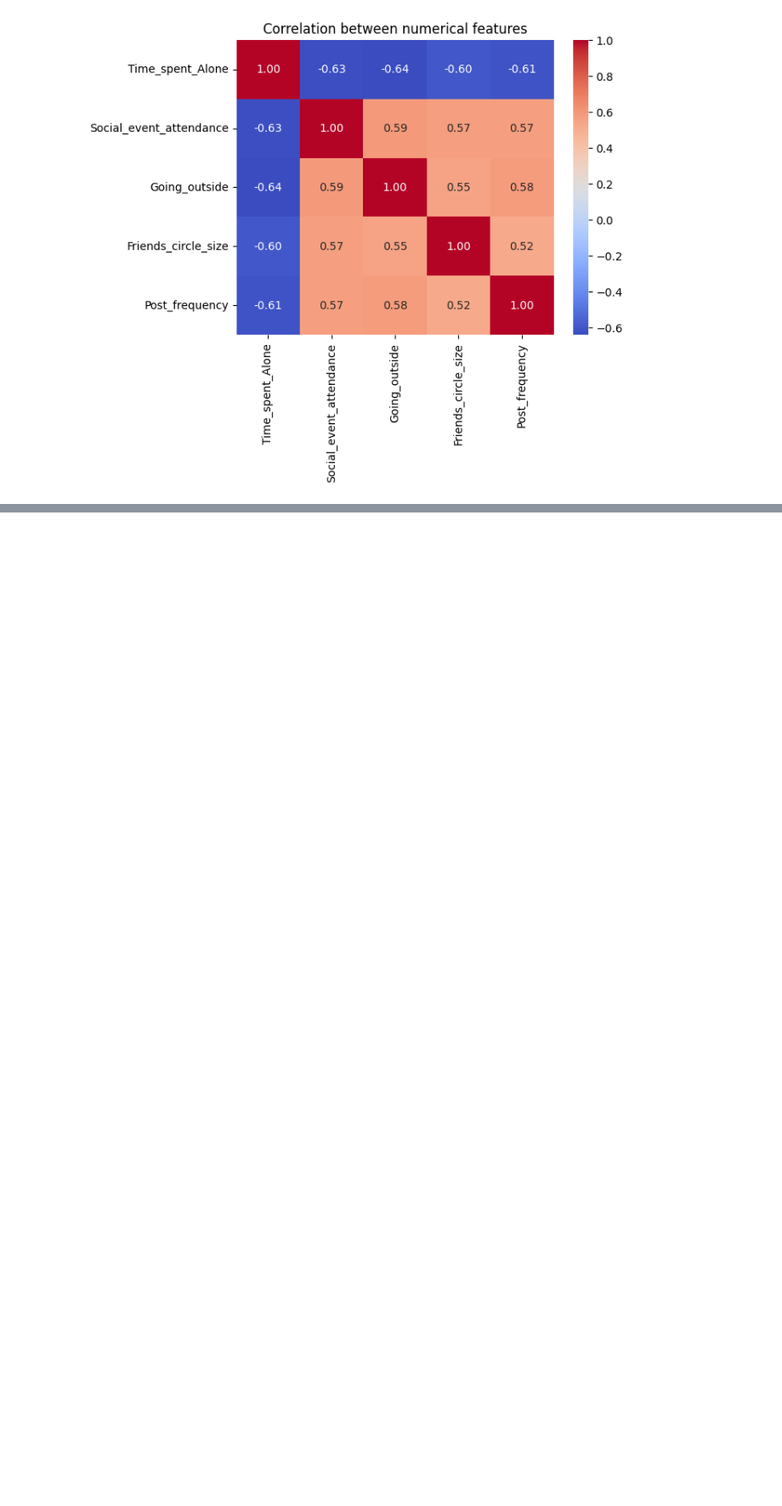
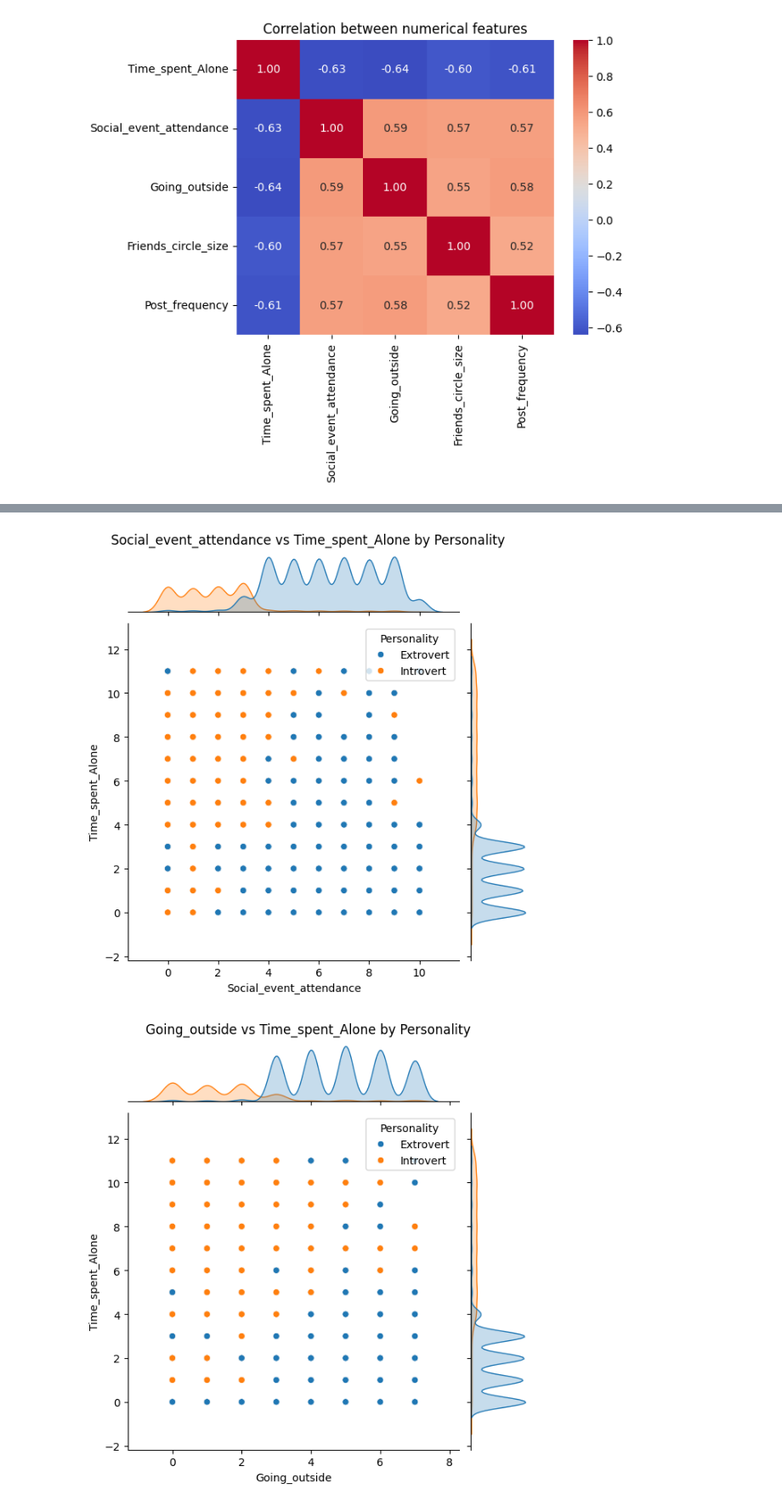
Before and after one commit to Eugene2705/find_an_extravert, a Jupyter notebook: working_file.ipynb, the cells around one changed output, grey strips where cells are left out. Shown at 85% size. Drawn from its saved outputs; the diff is of its cells as text; code cells hidden in the pictures; blank space fills up the shorter version.

```diff
--- a/working_file.ipynb
+++ b/working_file.ipynb
@@ -298,0 +328,11 @@ plt.show()
+# %%
+#Exploring the relationship between Time_spent_alone and the rest of the variables:
+
+for i, col in enumerate(num_cols):
+   if col != 'Time_spent_Alone':
+    a = sns.jointplot(data = df_test, x = col, y = 'Time_spent_Alone', hue="Personality", kind = 'scatter')
+    a.fig.suptitle(f'{col} vs Time_spent_Alone by Personality', y = 1.02)
+    plt.show()
+# %% [output]
+[figure, added]
+[figure, added]
```
Also changed, not shown: parts of 6 cells of this notebook.
